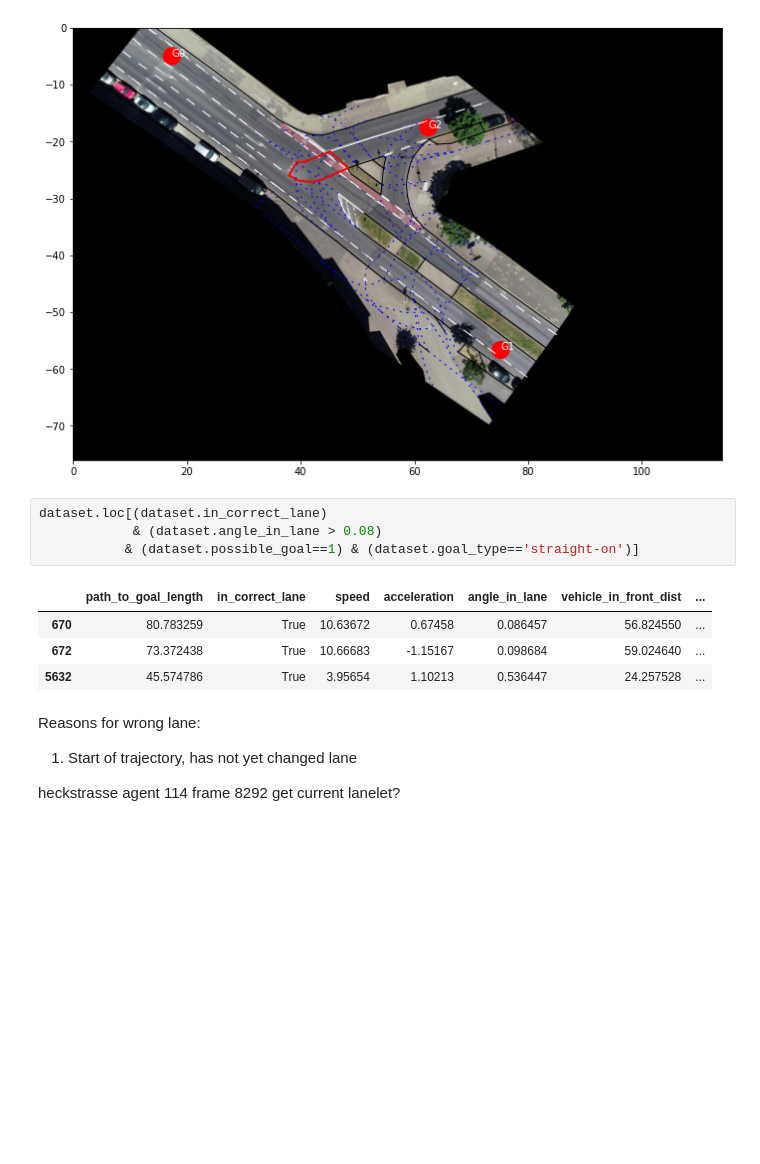
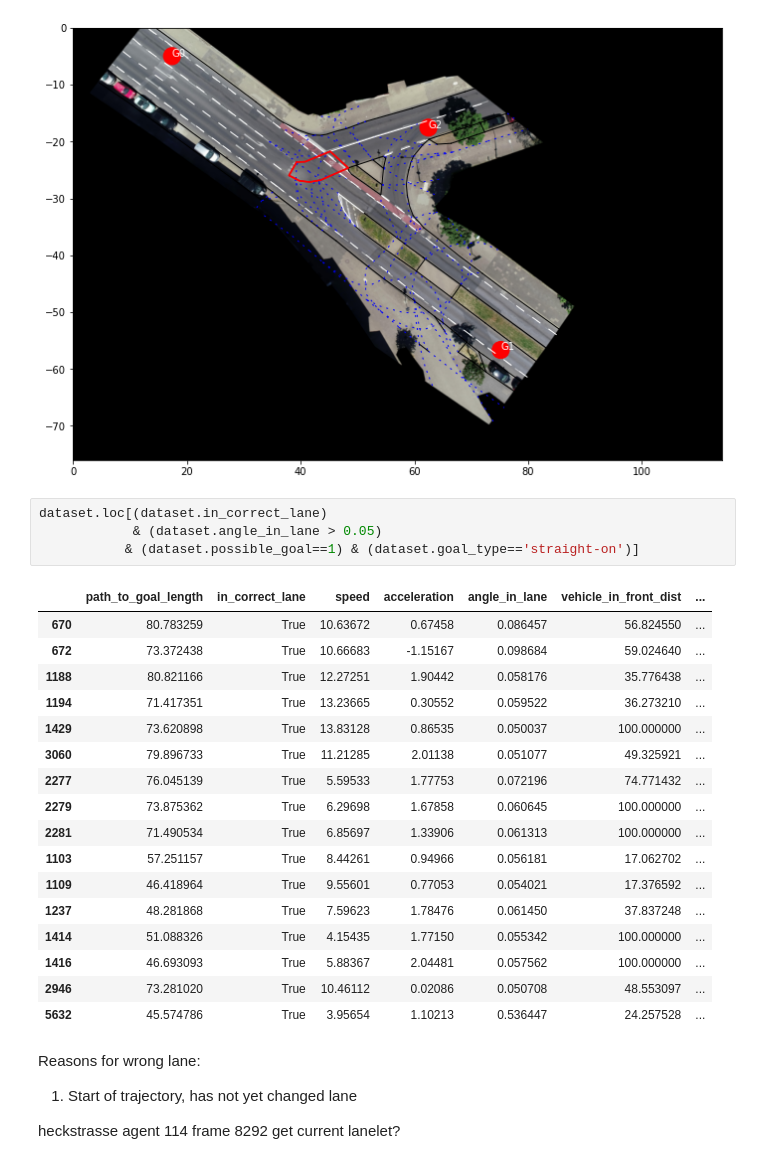
Before and after one commit to cbrewitt/av-goal-recognition, a Jupyter notebook: notebooks/verification.ipynb, the cells around one changed output. Saved outputs shown, nothing was run; the diff lists cells and outputs as text; blank space fills up the shorter version.

```diff
--- a/notebooks/verification.ipynb
+++ b/notebooks/verification.ipynb
@@ -161,12 +185,25 @@ Found the following unknown types, did not plot them: ['wall', 'arrow']
 [figure]
 # %%
 dataset.loc[(dataset.in_correct_lane)
-            & (dataset.angle_in_lane > 0.08)
+            & (dataset.angle_in_lane > 0.05)
            & (dataset.possible_goal==1) & (dataset.goal_type=='straight-on')]
 # %% [output]
 |  | path_to_goal_length | in_correct_lane | speed | acceleration | angle_in_lane | vehicle_in_front_dist | ... |
 | 670 | 80.783259 | True | 10.63672 | 0.67458 | 0.086457 | 56.824550 | ... |
 | 672 | 73.372438 | True | 10.66683 | -1.15167 | 0.098684 | 59.024640 | ... |
+| 1188 | 80.821166 | True | 12.27251 | 1.90442 | 0.058176 | 35.776438 | ... |
+| 1194 | 71.417351 | True | 13.23665 | 0.30552 | 0.059522 | 36.273210 | ... |
+| 1429 | 73.620898 | True | 13.83128 | 0.86535 | 0.050037 | 100.000000 | ... |
+| 3060 | 79.896733 | True | 11.21285 | 2.01138 | 0.051077 | 49.325921 | ... |
+| 2277 | 76.045139 | True | 5.59533 | 1.77753 | 0.072196 | 74.771432 | ... |
+| 2279 | 73.875362 | True | 6.29698 | 1.67858 | 0.060645 | 100.000000 | ... |
+| 2281 | 71.490534 | True | 6.85697 | 1.33906 | 0.061313 | 100.000000 | ... |
+| 1103 | 57.251157 | True | 8.44261 | 0.94966 | 0.056181 | 17.062702 | ... |
+| 1109 | 46.418964 | True | 9.55601 | 0.77053 | 0.054021 | 17.376592 | ... |
+| 1237 | 48.281868 | True | 7.59623 | 1.78476 | 0.061450 | 37.837248 | ... |
+| 1414 | 51.088326 | True | 4.15435 | 1.77150 | 0.055342 | 100.000000 | ... |
+| 1416 | 46.693093 | True | 5.88367 | 2.04481 | 0.057562 | 100.000000 | ... |
+| 2946 | 73.281020 | True | 10.46112 | 0.02086 | 0.050708 | 48.553097 | ... |
 | 5632 | 45.574786 | True | 3.95654 | 1.10213 | 0.536447 | 24.257528 | ... |
 # %% [markdown]
 Reasons for wrong lane:
```
Also changed, not shown: parts of 33 cells of this notebook, 2 other files.
